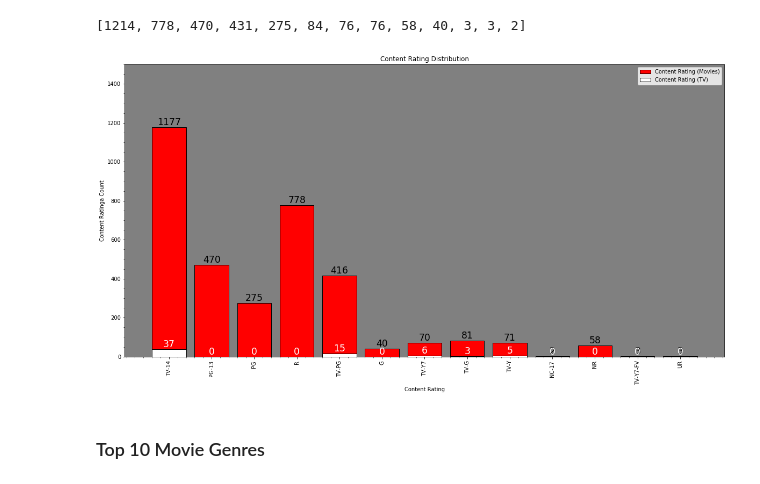
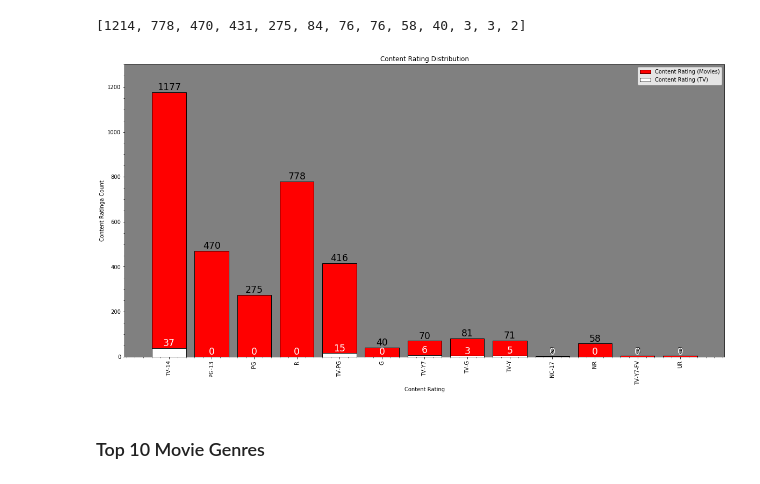
Before and after one commit to SunpreetSChahal/Netflix_EDA-ML, a Jupyter notebook: Netflix Data - EDA and ML Practice.ipynb, the cells around one changed output. Saved outputs shown, nothing was run; the diff lists cells and outputs as text; code cells hidden in the pictures.

```diff
--- a/Netflix Data - EDA and ML Practice.ipynb
+++ b/Netflix Data - EDA and ML Practice.ipynb
@@ -193,35 +188,35 @@ list(ratings_ordered)
 plt.figure(figsize=(20,10))
 ax = plt.gca() # Calling 'gca()' - allowing us to change the background of the graph
 ax.set_facecolor('grey')
 
 #Plotting bar
 mov_rates = plt.bar(ratings_name, ratings_m, color=['red'], label ='Content Rating (Movies)', edgecolor='black')
 
 # Assigning labels on top of the bars
 for i in range(len(ratings_name)): # ;='for' loop allows us to assign the values on every bar in one line of code
     plt.text(i,ratings_m[i], ratings_m[i], ha="center", va="bottom", color='black', fontsize='xx-large')
 
 tv_show_rates = plt.bar(ratings_name, ratings_tv, color=['white'], label ='Content Rating (TV)', edgecolor='black')
 
 
 # Assigning labels to axes
 plt.xlabel('Content Rating')
 plt.xticks(ratings_name, rotation='vertical')
 plt.ylabel('Content Ratinga Count')
 plt.yticks()
 plt.minorticks_on()
 plt.title('Content Rating Distribution')
-plt.ylim([0,1500]) # Ammending the y axis limit
+plt.ylim([0,1300]) # Ammending the y axis limit
 
 # Assigning labels on top of the bars
 for i in range(len(ratings_name)): # ;='for' loop allows us to assign the values on every bar in one line of code
     plt.text(i,ratings_tv[i], ratings_tv[i], ha="center", va="bottom", color='white', fontsize='xx-large')
 
 ##Present Data
 plt.legend()
 plt.show()
 # %% [output]
-[figure, old version]
+[figure, new version]
 # %% [markdown]
 ### Top 10 Movie Genres
 # %%
```
Also changed, not shown: parts of 1 cell of this notebook.
